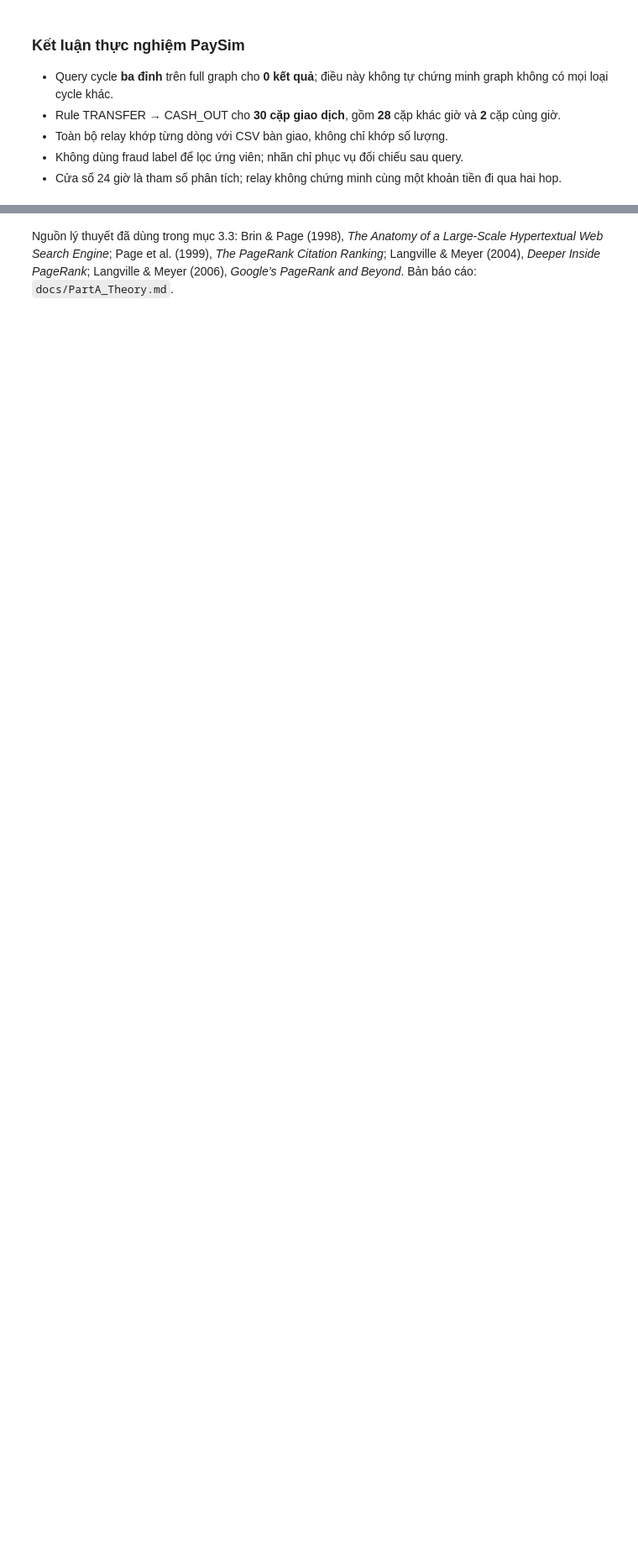
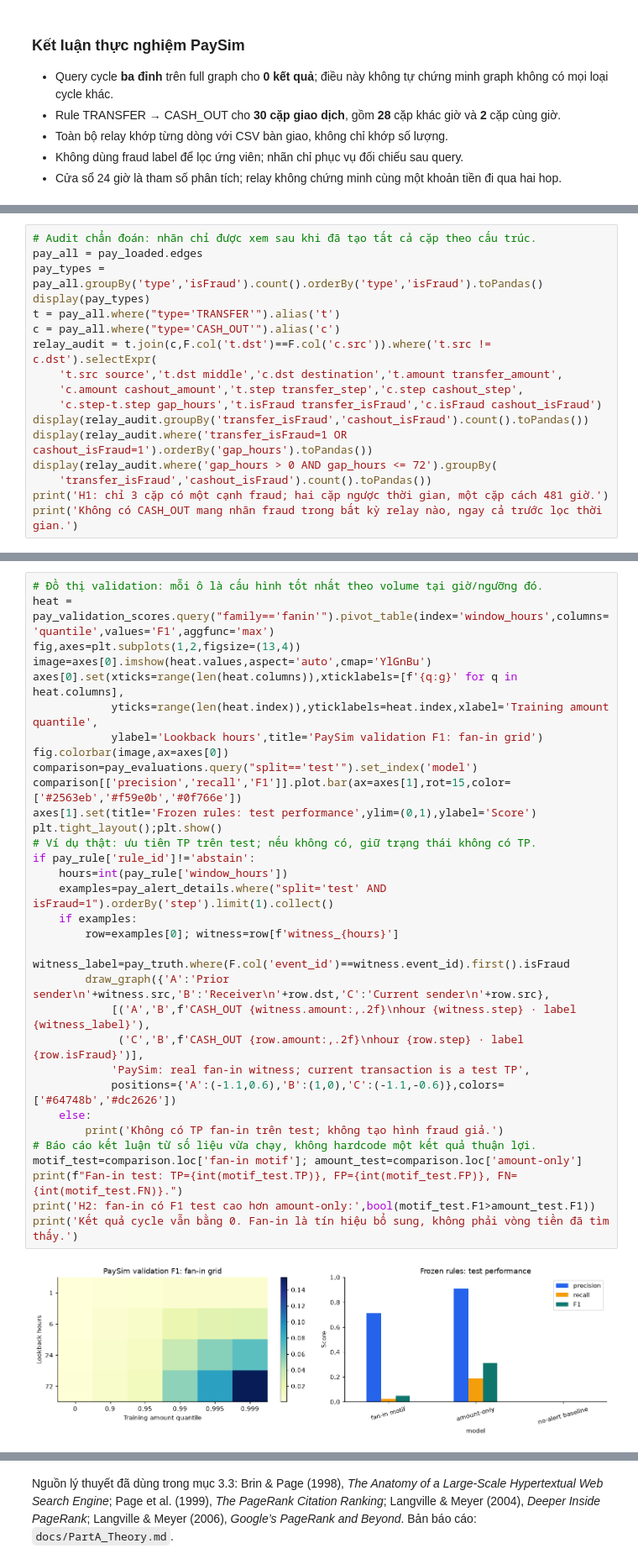
Before and after one commit to harvey105/graphguard-amls-detection, a Jupyter notebook: notebooks/03_khanh_PaySIM_motif.ipynb, the cells around one changed output, grey strips where cells are left out. Shown at 84% size. Saved outputs shown, nothing was run; the diff lists cells and outputs as text; blank space fills up the shorter version.

```diff
--- a/notebooks/03_khanh_PaySIM_motif.ipynb
+++ b/notebooks/03_khanh_PaySIM_motif.ipynb
@@ -425,0 +541,17 @@ spark.catalog.clearCache()
+# %%
+# Audit chẩn đoán: nhãn chỉ được xem sau khi đã tạo tất cả cặp theo cấu trúc.
+pay_all = pay_loaded.edges
+pay_types = pay_all.groupBy('type','isFraud').count().orderBy('type','isFraud').toPandas()
+display(pay_types)
+t = pay_all.where("type='TRANSFER'").alias('t')
+c = pay_all.where("type='CASH_OUT'").alias('c')
+relay_audit = t.join(c,F.col('t.dst')==F.col('c.src')).where('t.src != c.dst').selectExpr(
+    't.src source','t.dst middle','c.dst destination','t.amount transfer_amount',
+    'c.amount cashout_amount','t.step transfer_step','c.step cashout_step',
+    'c.step-t.step gap_hours','t.isFraud transfer_isFraud','c.isFraud cashout_isFraud')
+display(relay_audit.groupBy('transfer_isFraud','cashout_isFraud').count().toPandas())
+display(relay_audit.where('transfer_isFraud=1 OR cashout_isFraud=1').orderBy('gap_hours').toPandas())
+display(relay_audit.where('gap_hours > 0 AND gap_hours <= 72').groupBy(
+    'transfer_isFraud','cashout_isFraud').count().toPandas())
+print('H1: chỉ 3 cặp có một cạnh fraud; hai cặp ngược thời gian, một cặp cách 481 giờ.')
+print('Không có CASH_OUT mang nhãn fraud trong bất kỳ relay nào, ngay cả trước lọc thời gian.')
@@ -425,0 +803,34 @@ spark.catalog.clearCache()
+# %%
+# Đồ thị validation: mỗi ô là cấu hình tốt nhất theo volume tại giờ/ngưỡng đó.
+heat = pay_validation_scores.query("family=='fanin'").pivot_table(index='window_hours',columns='quantile',values='F1',aggfunc='max')
+fig,axes=plt.subplots(1,2,figsize=(13,4))
+image=axes[0].imshow(heat.values,aspect='auto',cmap='YlGnBu')
+axes[0].set(xticks=range(len(heat.columns)),xticklabels=[f'{q:g}' for q in heat.columns],
+            yticks=range(len(heat.index)),yticklabels=heat.index,xlabel='Training amount quantile',
+            ylabel='Lookback hours',title='PaySim validation F1: fan-in grid')
+fig.colorbar(image,ax=axes[0])
+comparison=pay_evaluations.query("split=='test'").set_index('model')
+comparison[['precision','recall','F1']].plot.bar(ax=axes[1],rot=15,color=['#2563eb','#f59e0b','#0f766e'])
+axes[1].set(title='Frozen rules: test performance',ylim=(0,1),ylabel='Score')
+plt.tight_layout();plt.show()
+# Ví dụ thật: ưu tiên TP trên test; nếu không có, giữ trạng thái không có TP.
+if pay_rule['rule_id']!='abstain':
+    hours=int(pay_rule['window_hours'])
+    examples=pay_alert_details.where("split='test' AND isFraud=1").orderBy('step').limit(1).collect()
+    if examples:
+        row=examples[0]; witness=row[f'witness_{hours}']
+        witness_label=pay_truth.where(F.col('event_id')==witness.event_id).first().isFraud
+        draw_graph({'A':'Prior sender\n'+witness.src,'B':'Receiver\n'+row.dst,'C':'Current sender\n'+row.src},
+            [('A','B',f'CASH_OUT {witness.amount:,.2f}\nhour {witness.step} · label {witness_label}'),
+             ('C','B',f'CASH_OUT {row.amount:,.2f}\nhour {row.step} · label {row.isFraud}')],
+            'PaySim: real fan-in witness; current transaction is a test TP',
+            positions={'A':(-1.1,0.6),'B':(1,0),'C':(-1.1,-0.6)},colors=['#64748b','#dc2626'])
+    else:
+        print('Không có TP fan-in trên test; không tạo hình fraud giả.')
+# Báo cáo kết luận từ số liệu vừa chạy, không hardcode một kết quả thuận lợi.
+motif_test=comparison.loc['fan-in motif']; amount_test=comparison.loc['amount-only']
+print(f"Fan-in test: TP={int(motif_test.TP)}, FP={int(motif_test.FP)}, FN={int(motif_test.FN)}.")
+print('H2: fan-in có F1 test cao hơn amount-only:',bool(motif_test.F1>amount_test.F1))
+print('Kết quả cycle vẫn bằng 0. Fan-in là tín hiệu bổ sung, không phải vòng tiền đã tìm thấy.')
+# %% [output]
+[figure, added]
```
Also changed, not shown: parts of 19 cells of this notebook, 7 other files.
